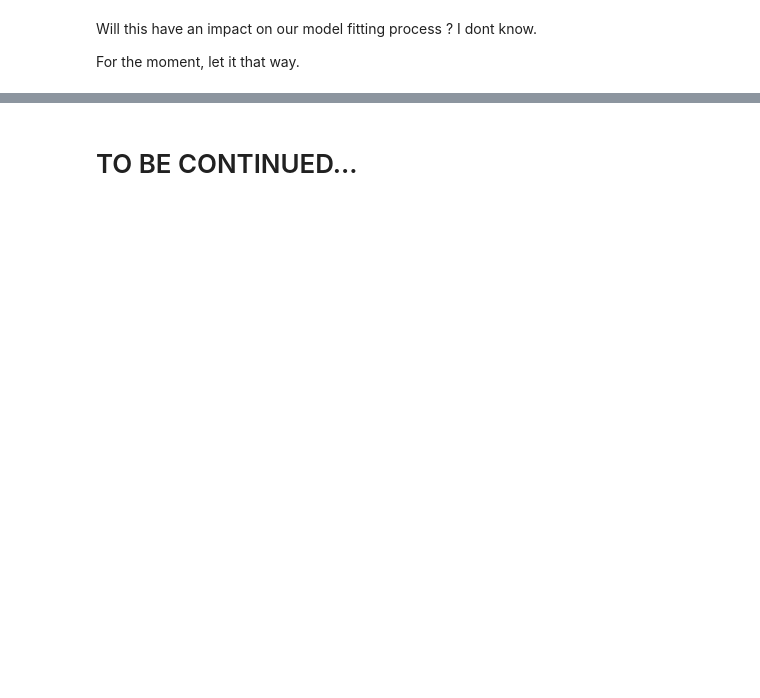
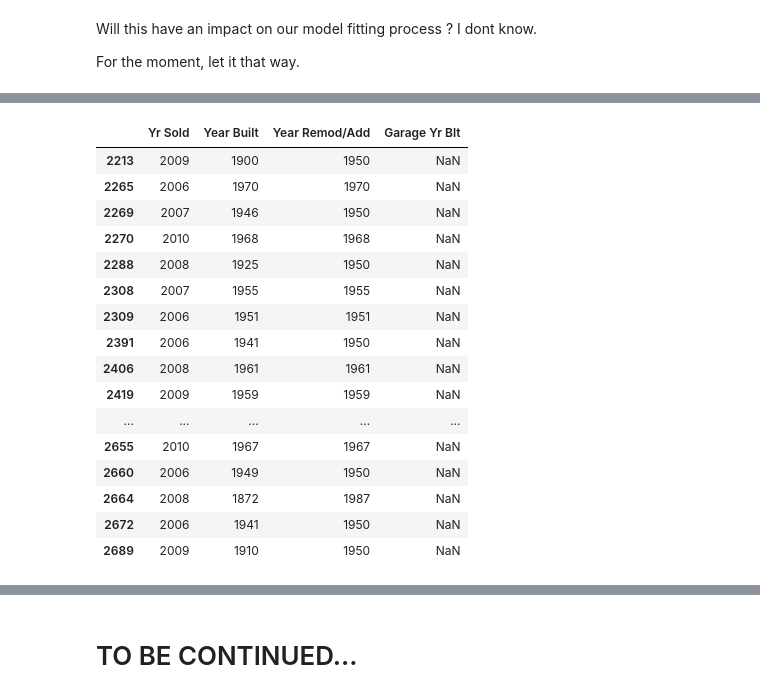
Before and after one commit to xnicolovici/machine_learning, a Jupyter notebook: notebooks/Course No 3/09. Course project/03. Part 2 - House prices/house-prices-solution.ipynb, the cells around one changed output, grey strips where cells are left out. Saved outputs shown, nothing was run; the diff lists cells and outputs as text; code cells hidden in the pictures; blank space fills up the shorter version.

```diff
--- a/notebooks/Course No 3/09. Course project/03. Part 2 - House prices/house-prices-solution.ipynb
+++ b/notebooks/Course No 3/09. Course project/03. Part 2 - House prices/house-prices-solution.ipynb
@@ -1026,0 +1026,20 @@ dtype: int64
+# %%
+getTestDataset()[getTestDataset()['Garage Yr Blt'].isnull()][['Yr Sold', 'Year Built', 'Year Remod/Add', 'Garage Yr Blt']]
+# %% [output]
+|  | Yr Sold | Year Built | Year Remod/Add | Garage Yr Blt |
+| 2213 | 2009 | 1900 | 1950 | NaN |
+| 2265 | 2006 | 1970 | 1970 | NaN |
+| 2269 | 2007 | 1946 | 1950 | NaN |
+| 2270 | 2010 | 1968 | 1968 | NaN |
+| 2288 | 2008 | 1925 | 1950 | NaN |
+| 2308 | 2007 | 1955 | 1955 | NaN |
+| 2309 | 2006 | 1951 | 1951 | NaN |
+| 2391 | 2006 | 1941 | 1950 | NaN |
+| 2406 | 2008 | 1961 | 1961 | NaN |
+| 2419 | 2009 | 1959 | 1959 | NaN |
+| ... | ... | ... | ... | ... |
+| 2655 | 2010 | 1967 | 1967 | NaN |
+| 2660 | 2006 | 1949 | 1950 | NaN |
+| 2664 | 2008 | 1872 | 1987 | NaN |
+| 2672 | 2006 | 1941 | 1950 | NaN |
+| 2689 | 2009 | 1910 | 1950 | NaN |
```
Also changed, not shown: parts of 38 cells of this notebook, 1 other file.
